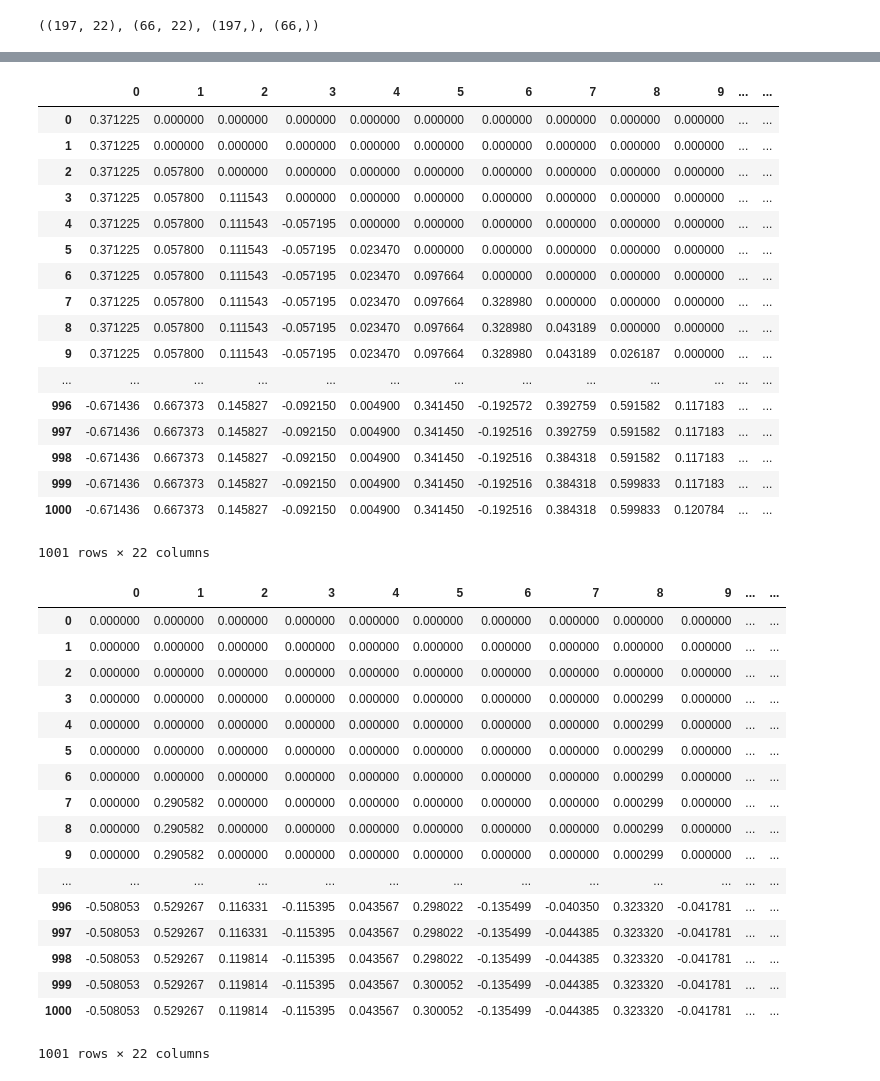
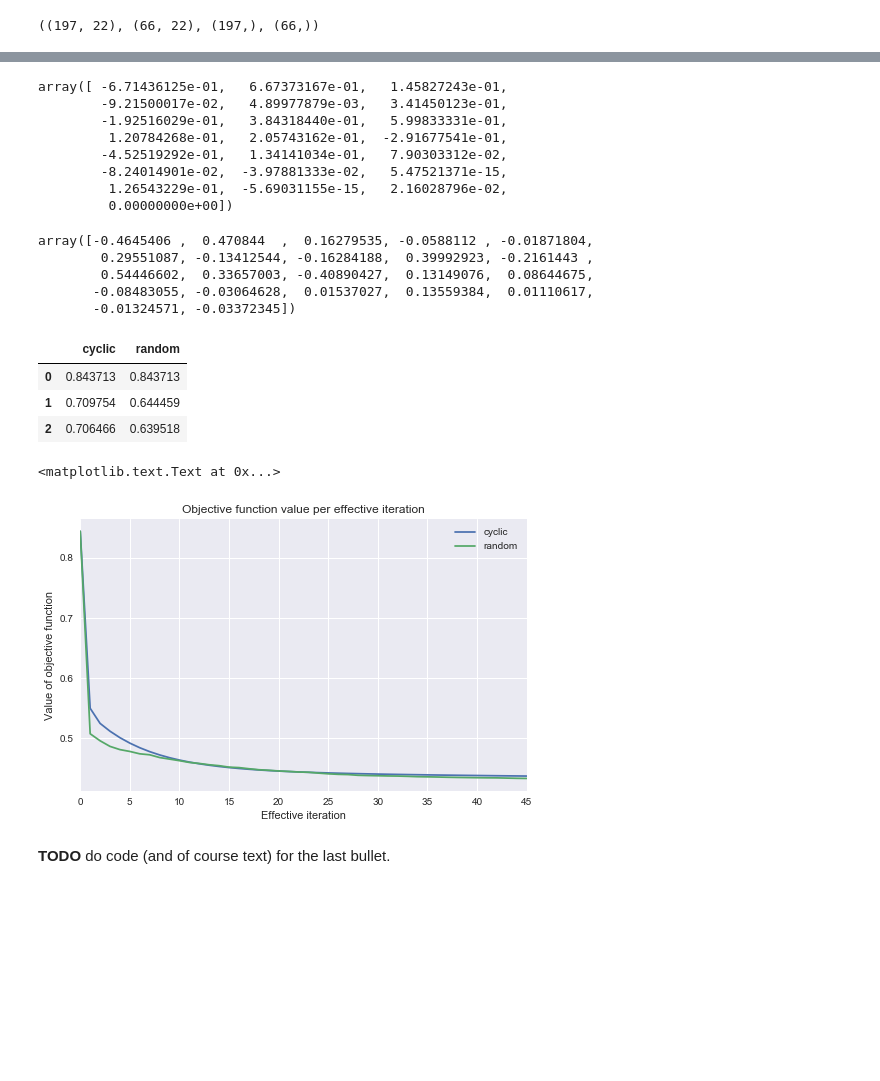
Before and after one commit to aenfield/Data558, a Jupyter notebook: Week04/EnfieldAndrew-HW4.ipynb, the cells around one changed output, grey strips where cells are left out. Saved outputs shown, nothing was run; the diff lists cells and outputs as text; code cells hidden in the pictures; blank space fills up the shorter version.

```diff
--- a/Week04/EnfieldAndrew-HW4.ipynb
+++ b/Week04/EnfieldAndrew-HW4.ipynb
@@ -65,7 +69,7 @@ lambda_vals = [10**k for k in range(-5, 5)]
 # increasing max_iter from default of 1000 to ensure convergence (per
 # a warning that I'll get when it's the default), also setting
 # normalize to False as we've already standardized the data
-lasso = LassoCV(alphas=lambda_vals, normalize=False, max_iter=3000)
+lasso = LassoCV(alphas=lambda_vals, normalize=False, fit_intercept=False, max_iter=3000)
 
 lasso.fit(X_train, y_train)
 print('Estimated lambda =', lasso.alpha_)
@@ -83,44 +87,21 @@ Estimated intercept = 0.0120197874567
 # %%
-foo = coorddescent.cycliccoorddescent(X_train, y_train, lasso.alpha_, max_iter=1000)
-foo
+betas_cyclic = cd.cycliccoorddescent(X_train, y_train, lasso.alpha_, max_iter=1000)
+cd.get_final_coefs(betas_cyclic)
 # %% [output]
-|  | 0 | 1 | 2 | 3 | 4 | 5 | 6 | 7 | 8 | 9 | ... | ... |
-| 0 | 0.371225 | 0.000000 | 0.000000 | 0.000000 | 0.000000 | 0.000000 | 0.000000 | 0.000000 | 0.000000 | 0.000000 | ... | ... |
-| 1 | 0.371225 | 0.000000 | 0.000000 | 0.000000 | 0.000000 | 0.000000 | 0.000000 | 0.000000 | 0.000000 | 0.000000 | ... | ... |
-| 2 | 0.371225 | 0.057800 | 0.000000 | 0.000000 | 0.000000 | 0.000000 | 0.000000 | 0.000000 | 0.000000 | 0.000000 | ... | ... |
-| 3 | 0.371225 | 0.057800 | 0.111543 | 0.000000 | 0.000000 | 0.000000 | 0.000000 | 0.000000 | 0.000000 | 0.000000 | ... | ... |
-| 4 | 0.371225 | 0.057800 | 0.111543 | -0.057195 | 0.000000 | 0.000000 | 0.000000 | 0.000000 | 0.000000 | 0.000000 | ... | ... |
-| 5 | 0.371225 | 0.057800 | 0.111543 | -0.057195 | 0.023470 | 0.000000 | 0.000000 | 0.000000 | 0.000000 | 0.000000 | ... | ... |
-| 6 | 0.371225 | 0.057800 | 0.111543 | -0.057195 | 0.023470 | 0.097664 | 0.000000 | 0.000000 | 0.000000 | 0.000000 | ... | ... |
-| 7 | 0.371225 | 0.057800 | 0.111543 | -0.057195 | 0.023470 | 0.097664 | 0.328980 | 0.000000 | 0.000000 | 0.000000 | ... | ... |
-| 8 | 0.371225 | 0.057800 | 0.111543 | -0.057195 | 0.023470 | 0.097664 | 0.328980 | 0.043189 | 0.000000 | 0.000000 | ... | ... |
-| 9 | 0.371225 | 0.057800 | 0.111543 | -0.057195 | 0.023470 | 0.097664 | 0.328980 | 0.043189 | 0.026187 | 0.000000 | ... | ... |
-| ... | ... | ... | ... | ... | ... | ... | ... | ... | ... | ... | ... | ... |
-| 996 | -0.671436 | 0.667373 | 0.145827 | -0.092150 | 0.004900 | 0.341450 | -0.192572 | 0.392759 | 0.591582 | 0.117183 | ... | ... |
-| 997 | -0.671436 | 0.667373 | 0.145827 | -0.092150 | 0.004900 | 0.341450 | -0.192516 | 0.392759 | 0.591582 | 0.117183 | ... | ... |
-| 998 | -0.671436 | 0.667373 | 0.145827 | -0.092150 | 0.004900 | 0.341450 | -0.192516 | 0.384318 | 0.591582 | 0.117183 | ... | ... |
-| 999 | -0.671436 | 0.667373 | 0.145827 | -0.092150 | 0.004900 | 0.341450 | -0.192516 | 0.384318 | 0.599833 | 0.117183 | ... | ... |
-| 1000 | -0.671436 | 0.667373 | 0.145827 | -0.092150 | 0.004900 | 0.341450 | -0.192516 | 0.384318 | 0.599833 | 0.120784 | ... | ... |
-1001 rows × 22 columns
+array([ -6.71436125e-01,   6.67373167e-01,   1.45827243e-01,
+        -9.21500017e-02,   4.89977879e-03,   3.41450123e-01,
+        -1.92516029e-01,   3.84318440e-01,   5.99833331e-01,
+         1.20784268e-01,   2.05743162e-01,  -2.91677541e-01,
+        -4.52519292e-01,   1.34141034e-01,   7.90303312e-02,
+        -8.24014901e-02,  -3.97881333e-02,   5.47521371e-15,
+         1.26543229e-01,  -5.69031155e-15,   2.16028796e-02,
+         0.00000000e+00])
 # %%
-bar = coorddescent.randcoorddescent(X_train, y_train, lasso.alpha_, max_iter=1000)
-bar
+betas_random = cd.randcoorddescent(X_train, y_train, lasso.alpha_, max_iter=1000)
+cd.get_final_coefs(betas_random)
 # %% [output]
-|  | 0 | 1 | 2 | 3 | 4 | 5 | 6 | 7 | 8 | 9 | ... | ... |
-| 0 | 0.000000 | 0.000000 | 0.000000 | 0.000000 | 0.000000 | 0.000000 | 0.000000 | 0.000000 | 0.000000 | 0.000000 | ... | ... |
-| 1 | 0.000000 | 0.000000 | 0.000000 | 0.000000 | 0.000000 | 0.000000 | 0.000000 | 0.000000 | 0.000000 | 0.000000 | ... | ... |
-| 2 | 0.000000 | 0.000000 | 0.000000 | 0.000000 | 0.000000 | 0.000000 | 0.000000 | 0.000000 | 0.000000 | 0.000000 | ... | ... |
-| 3 | 0.000000 | 0.000000 | 0.000000 | 0.000000 | 0.000000 | 0.000000 | 0.000000 | 0.000000 | 0.000299 | 0.000000 | ... | ... |
-| 4 | 0.000000 | 0.000000 | 0.000000 | 0.000000 | 0.000000 | 0.000000 | 0.000000 | 0.000000 | 0.000299 | 0.000000 | ... | ... |
-| 5 | 0.000000 | 0.000000 | 0.000000 | 0.000000 | 0.000000 | 0.000000 | 0.000000 | 0.000000 | 0.000299 | 0.000000 | ... | ... |
-| 6 | 0.000000 | 0.000000 | 0.000000 | 0.000000 | 0.000000 | 0.000000 | 0.000000 | 0.000000 | 0.000299 | 0.000000 | ... | ... |
-| 7 | 0.000000 | 0.290582 | 0.000000 | 0.000000 | 0.000000 | 0.000000 | 0.000000 | 0.000000 | 0.000299 | 0.000000 | ... | ... |
-| 8 | 0.000000 | 0.290582 | 0.000000 | 0.000000 | 0.000000 | 0.000000 | 0.000000 | 0.000000 | 0.000299 | 0.000000 | ... | ... |
-| 9 | 0.000000 | 0.290582 | 0.000000 | 0.000000 | 0.000000 | 0.000000 | 0.000000 | 0.000000 | 0.000299 | 0.000000 | ... | ... |
-| ... | ... | ... | ... | ... | ... | ... | ... | ... | ... | ... | ... | ... |
-| 996 | -0.508053 | 0.529267 | 0.116331 | -0.115395 | 0.043567 | 0.298022 | -0.135499 | -0.040350 | 0.323320 | -0.041781 | ... | ... |
-| 997 | -0.508053 | 0.529267 | 0.116331 | -0.115395 | 0.043567 | 0.298022 | -0.135499 | -0.044385 | 0.323320 | -0.041781 | ... | ... |
-| 998 | -0.508053 | 0.529267 | 0.119814 | -0.115395 | 0.043567 | 0.298022 | -0.135499 | -0.044385 | 0.323320 | -0.041781 | ... | ... |
-| 999 | -0.508053 | 0.529267 | 0.119814 | -0.115395 | 0.043567 | 0.300052 | -0.135499 | -0.044385 | 0.323320 | -0.041781 | ... | ... |
-| 1000 | -0.508053 | 0.529267 | 0.119814 | -0.115395 | 0.043567 | 0.300052 | -0.135499 | -0.044385 | 0.323320 | -0.041781 | ... | ... |
-1001 rows × 22 columns
+array([-0.4645406 ,  0.470844  ,  0.16279535, -0.0588112 , -0.01871804,
+        0.29551087, -0.13412544, -0.16284188,  0.39992923, -0.2161443 ,
+        0.54446602,  0.33657003, -0.40890427,  0.13149076,  0.08644675,
+       -0.08483055, -0.03064628,  0.01537027,  0.13559384,  0.01110617,
+       -0.01324571, -0.03372345])
@@ -134,0 +111,20 @@ cd.
+# %%
+obj_values = pd.DataFrame({
+    'cyclic': betas_cyclic.apply(lambda r: cd.lasso_objective(r.as_matrix(), X_train, y_train, lasso.alpha_), axis=1),
+    'random': betas_random.apply(lambda r: cd.lasso_objective(r.as_matrix(), X_train, y_train, lasso.alpha_), axis=1)
+})
+obj_values[:3]
+# %% [output]
+|  | cyclic | random |
+| 0 | 0.843713 | 0.843713 |
+| 1 | 0.709754 | 0.644459 |
+| 2 | 0.706466 | 0.639518 |
+# %%
+ax = obj_values[::X_train.shape[1]].reset_index(drop=True).plot(title="Objective function value per effective iteration")
+ax.set_xlabel("Effective iteration")
+ax.set_ylabel("Value of objective function")
+# %% [output]
+<matplotlib.text.Text at 0x...>
+[figure, added]
+# %% [markdown]
+**TODO** do code (and of course text) for the last bullet.
```
Also changed, not shown: parts of 36 cells of this notebook, 2 other files.
